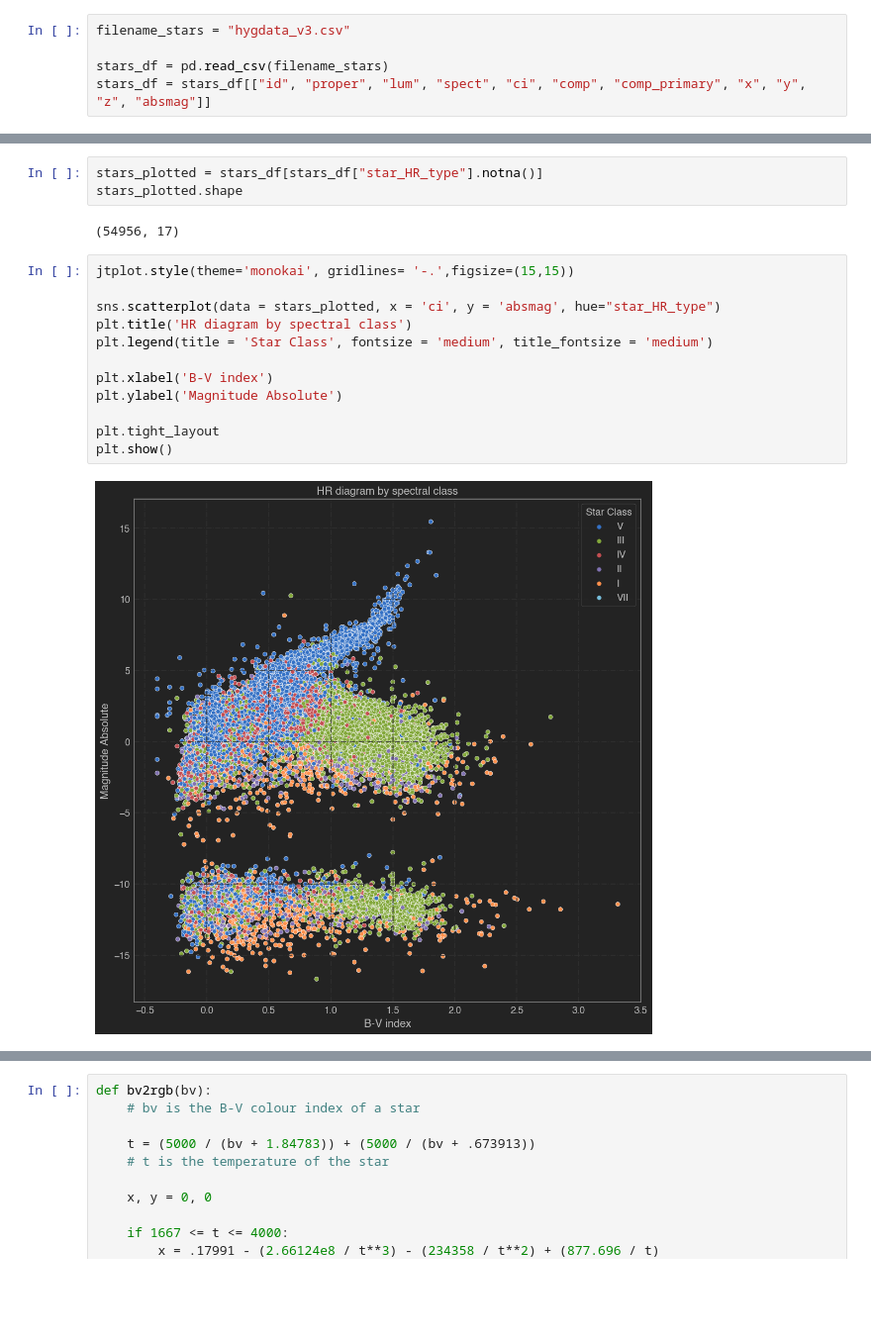
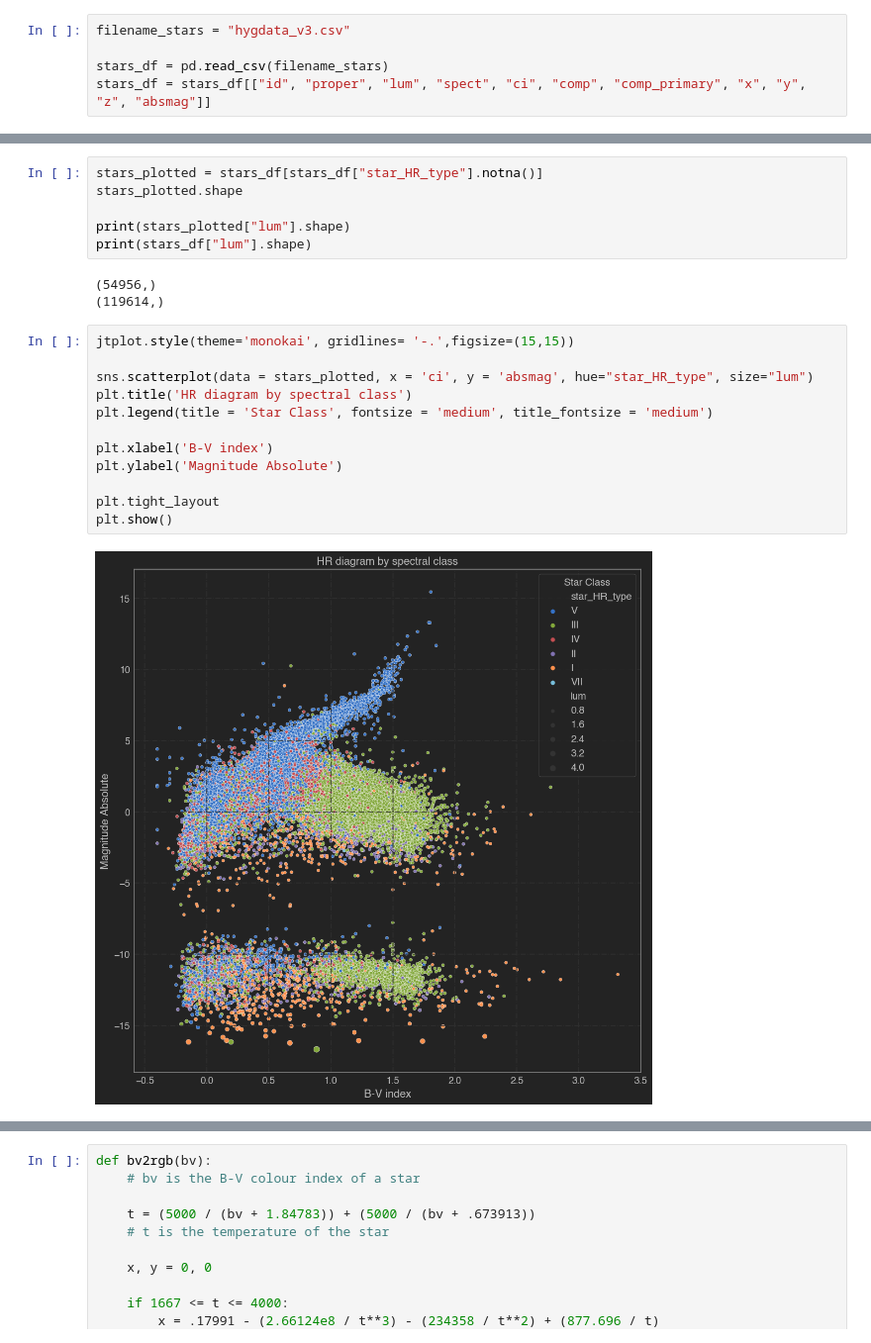
Before and after one commit to Nymeria44/Unreal-Laika, a Jupyter notebook: Database_preperation/database_transform.ipynb, the cells around one changed output, grey strips where cells are left out. Shown at 99% size. Drawn from its saved outputs; the diff is of its cells as text; blank space fills up the shorter version.

```diff
--- a/Database_preperation/database_transform.ipynb
+++ b/Database_preperation/database_transform.ipynb
@@ -83,19 +84,23 @@ print(list(stars_df["star_HR_type"].unique()))
 # %%
 stars_plotted = stars_df[stars_df["star_HR_type"].notna()]
 stars_plotted.shape
+
+print(stars_plotted["lum"].shape)
+print(stars_df["lum"].shape)
 # %% [output]
-(54956, 17)
+(54956,)
+(119614,)
 # %%
 jtplot.style(theme='monokai', gridlines= '-.',figsize=(15,15))
 
-sns.scatterplot(data = stars_plotted, x = 'ci', y = 'absmag', hue="star_HR_type")
+sns.scatterplot(data = stars_plotted, x = 'ci', y = 'absmag', hue="star_HR_type", size="lum")
 plt.title('HR diagram by spectral class')
 plt.legend(title = 'Star Class', fontsize = 'medium', title_fontsize = 'medium')
 
 plt.xlabel('B-V index')
 plt.ylabel('Magnitude Absolute')
 
 plt.tight_layout
 plt.show()
 # %% [output]
-[figure, old version]
+[figure, new version]
```
Also changed, not shown: parts of 5 cells of this notebook, 4 other files.
